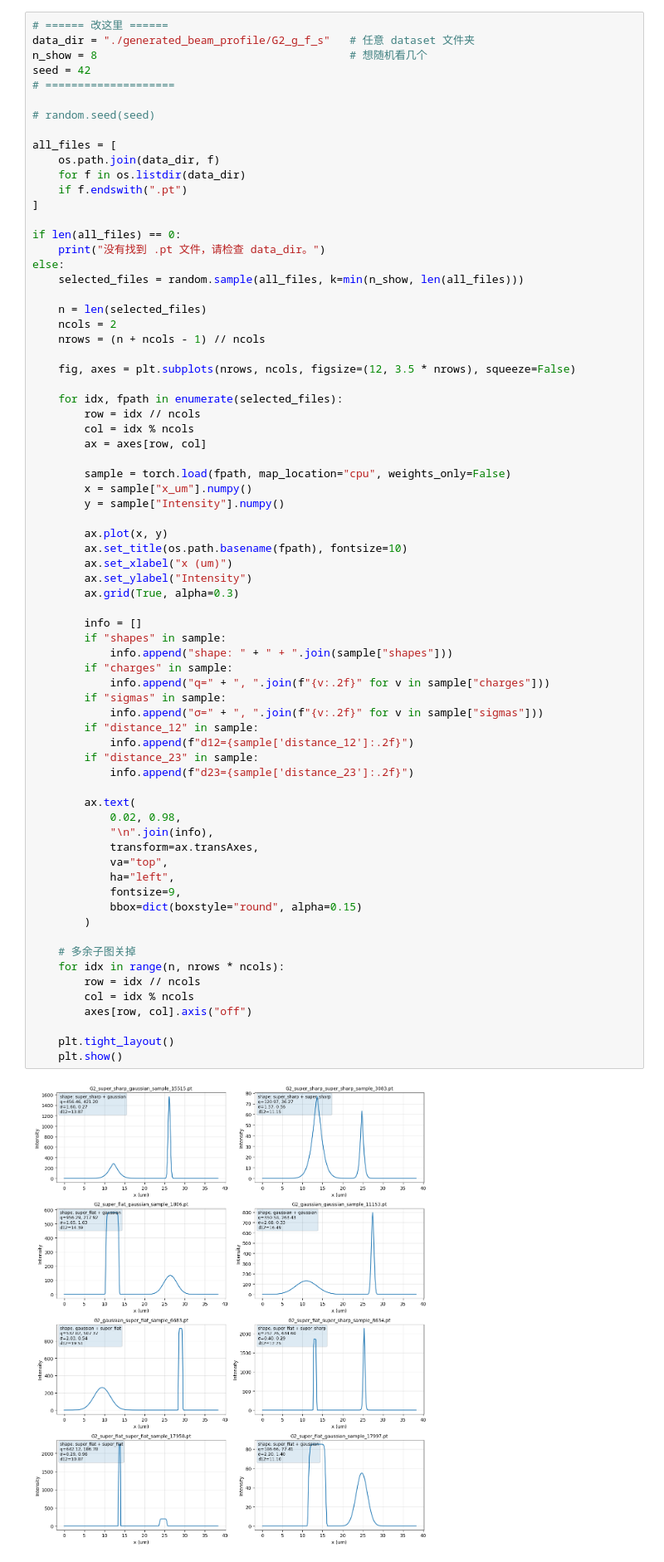
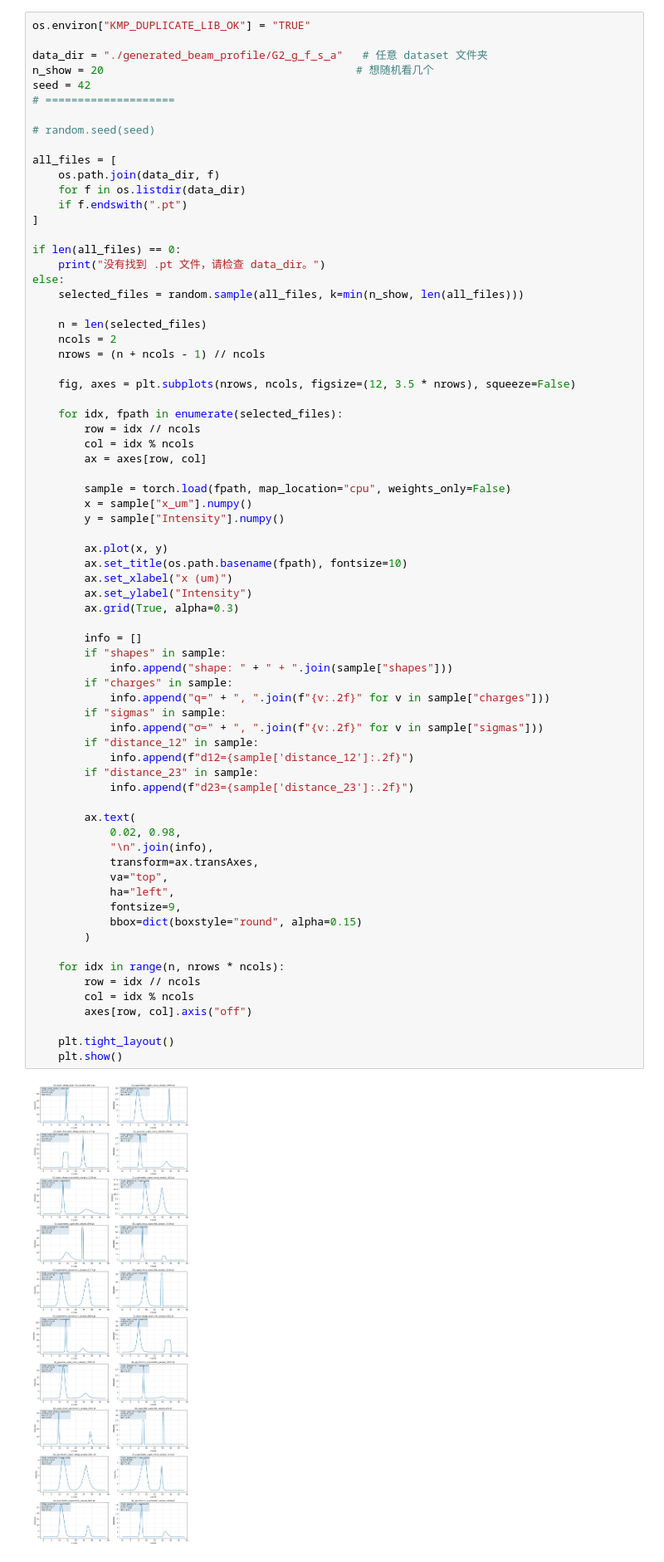
Before and after one commit to zewu-bi/Dilated_ResNet_phase_retrieval, a Jupyter notebook: beam_generator.ipynb, the cells around one changed output. Shown at 83% size. Saved outputs shown, nothing was run; the diff lists cells and outputs as text.

```diff
--- a/beam_generator.ipynb
+++ b/beam_generator.ipynb
@@ -359,9 +44,10 @@ generate_dataset(
 # %% [output]
 Dataset generation completed.
 # %%
-# ====== 改这里 ======
-data_dir = "./generated_beam_profile/G2_g_f_s"   # 任意 dataset 文件夹
-n_show = 8                                       # 想随机看几个
+os.environ["KMP_DUPLICATE_LIB_OK"] = "TRUE"
+
+data_dir = "./generated_beam_profile/G2_g_f_s_a"   # 任意 dataset 文件夹
+n_show = 20                                       # 想随机看几个
 seed = 42
 # ====================
 
@@ -402,32 +88,31 @@ else:
         info = []
         if "shapes" in sample:
             info.append("shape: " + " + ".join(sample["shapes"]))
         if "charges" in sample:
             info.append("q=" + ", ".join(f"{v:.2f}" for v in sample["charges"]))
         if "sigmas" in sample:
             info.append("σ=" + ", ".join(f"{v:.2f}" for v in sample["sigmas"]))
         if "distance_12" in sample:
             info.append(f"d12={sample['distance_12']:.2f}")
         if "distance_23" in sample:
             info.append(f"d23={sample['distance_23']:.2f}")
 
         ax.text(
             0.02, 0.98,
             "\n".join(info),
             transform=ax.transAxes,
             va="top",
             ha="left",
             fontsize=9,
             bbox=dict(boxstyle="round", alpha=0.15)
         )
 
-    # 多余子图关掉
     for idx in range(n, nrows * ncols):
         row = idx // ncols
         col = idx % ncols
         axes[row, col].axis("off")
 
     plt.tight_layout()
     plt.show()
 # %% [output]
-[figure, old version]
+[figure, new version]
```
Also changed, not shown: parts of 4 cells of this notebook, 10 other files.
